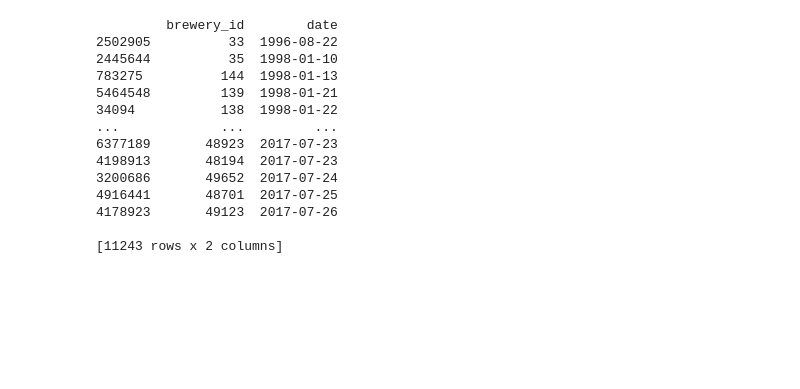
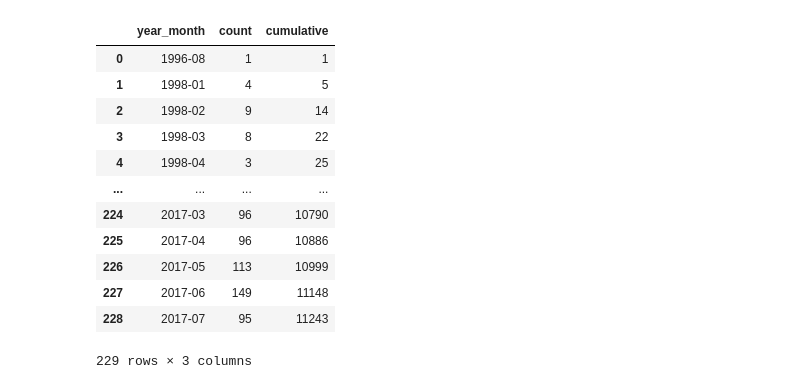
Before and after one commit to epfl-ada/ada-2024-project-fandemondada, a Jupyter notebook: breweries.ipynb, the cells around one changed output. Saved outputs shown, nothing was run; the diff lists cells and outputs as text; code cells hidden in the pictures; blank space fills up the shorter version.

```diff
--- a/breweries.ipynb
+++ b/breweries.ipynb
@@ -11,5 +13,19 @@ breweries_df = pd.read_csv("data/clean/BeerAdvocate/breweries.csv")
 # %%
 
-# load rating to know when was the first rating
-ba_usa_ratings = pd.read_csv("data/clean/BeerAdvocate/usa_ratings.csv")
-ba_usa_ratings['date'] = ba_usa_ratings['date'].apply(lambda timestamp: datetime.fromtimestamp(timestamp).date())
+def get_ba_beer_merged():
+    ba_usa_ratings = pd.read_csv("data/clean/BeerAdvocate/usa_ratings.csv")
+    ba_usa_users = pd.read_csv("data/clean/BeerAdvocate/usa_users.csv")
+
+    ba_usa_ratings = ba_usa_ratings.merge(ba_usa_users[['user_id', 'location']], on='user_id', how='left')
+    ba_usa_ratings['state'] = ba_usa_ratings['location'].apply(lambda x: x.split(', ')[-1])
+    ba_usa_ratings['date'] = ba_usa_ratings['date'].apply(lambda timestamp: datetime.fromtimestamp(timestamp).date())
+    # datetime.fromtimestamp(timestamp)
+    return ba_usa_ratings
+
+
+ba_usa_ratings = get_ba_beer_merged()
+
+
+# # load rating to know when was the first rating
+# ba_usa_ratings = pd.read_csv("data/clean/BeerAdvocate/usa_ratings.csv")
+# ba_usa_ratings['date'] = ba_usa_ratings['date'].apply(lambda timestamp: datetime.fromtimestamp(timestamp).date())
@@ -51,22 +120,23 @@ def monthly_new_breweries(brew_df):
 # %%
-_, new_breweries = breweries_first_date(ba_usa_ratings, breweries_df)
+
 brew_world = monthly_new_breweries(new_breweries)
-brew_us = monthly_new_breweries(new_breweries[new_breweries['location'].str.contains("United States")])
+brew_us = monthly_new_breweries(new_breweries[new_breweries['location'].isin(US_State_index)])
-# %% [output]
-         brewery_id        date
-2502905          33  1996-08-22
-2445644          35  1998-01-10
-783275          144  1998-01-13
-5464548         139  1998-01-21
-34094           138  1998-01-22
-...             ...         ...
-6377189       48923  2017-07-23
-4198913       48194  2017-07-23
-3200686       49652  2017-07-24
-4916441       48701  2017-07-25
-4178923       49123  2017-07-26
-
-[11243 rows x 2 columns]
+# %%
+brew_world
+# %% [output]
+|  | year_month | count | cumulative |
+| 0 | 1996-08 | 1 | 1 |
+| 1 | 1998-01 | 4 | 5 |
+| 2 | 1998-02 | 9 | 14 |
+| 3 | 1998-03 | 8 | 22 |
+| 4 | 1998-04 | 3 | 25 |
+| ... | ... | ... | ... |
+| 224 | 2017-03 | 96 | 10790 |
+| 225 | 2017-04 | 96 | 10886 |
+| 226 | 2017-05 | 113 | 10999 |
+| 227 | 2017-06 | 149 | 11148 |
+| 228 | 2017-07 | 95 | 11243 |
+229 rows × 3 columns
 # %%
 # reviews per brewery
 
```
Also changed, not shown: parts of 15 cells of this notebook.
